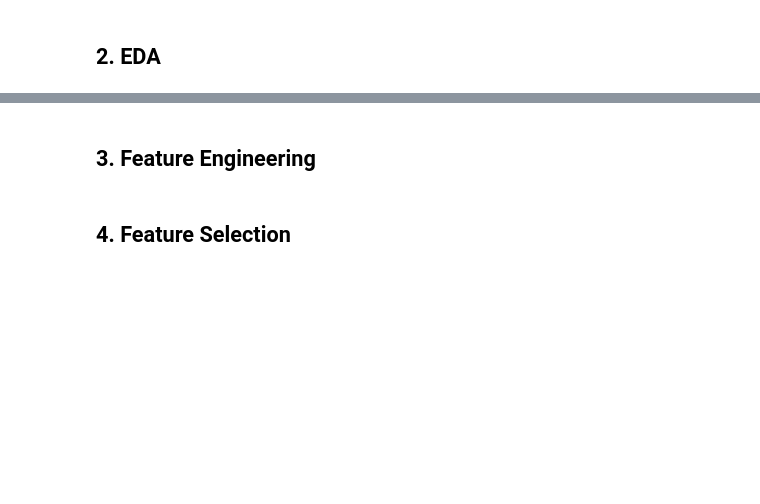
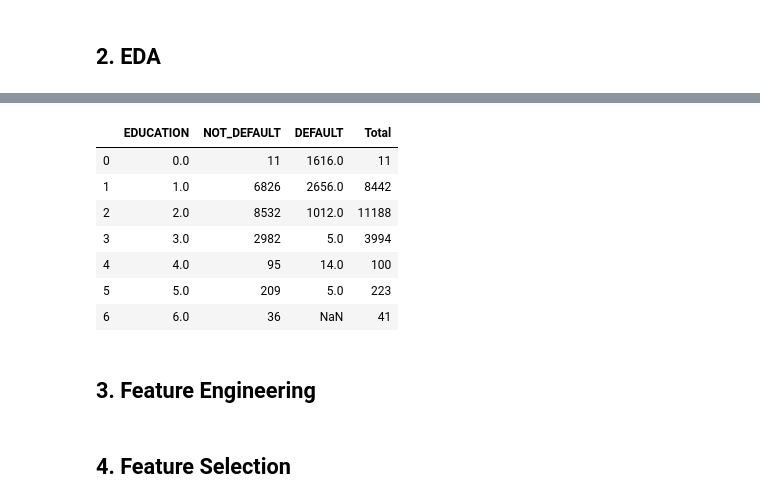
Before and after one commit to alex21738/nyc-mhtn-ds-010620-lectures, a Jupyter notebook: week-9/classification-assessment/classification-assessment.ipynb, the cells around one changed output, grey strips where cells are left out. Saved outputs shown, nothing was run; the diff lists cells and outputs as text; code cells hidden in the pictures; blank space fills up the shorter version.

```diff
--- a/week-9/classification-assessment/classification-assessment.ipynb
+++ b/week-9/classification-assessment/classification-assessment.ipynb
@@ -140,3 +168,19 @@ sns.heatmap(df.iloc[:,1:].corr(),cmap='Reds' , annot=True)
+# %%
+default0 = df.groupby(df['EDUCATION'][df['default payment next month']==0]).size().reset_index(name = "NOT_DEFAULT")
+default1 = df.groupby(df['EDUCATION'][df['default payment next month']==1]).size().reset_index(name = "DEFAULT")
+total = df.groupby(df['EDUCATION']).size().reset_index(name = "Total")
+
+eduTable = default0.join(default1['DEFAULT']).join(total['Total'])
+eduTable
+# %% [output]
+|  | EDUCATION | NOT_DEFAULT | DEFAULT | Total |
+| 0 | 0.0 | 11 | 1616.0 | 11 |
+| 1 | 1.0 | 6826 | 2656.0 | 8442 |
+| 2 | 2.0 | 8532 | 1012.0 | 11188 |
+| 3 | 3.0 | 2982 | 5.0 | 3994 |
+| 4 | 4.0 | 95 | 14.0 | 100 |
+| 5 | 5.0 | 209 | 5.0 | 223 |
+| 6 | 6.0 | 36 | NaN | 41 |
 # %% [markdown]
 ## 3. Feature Engineering
 # %% [markdown]
```
Also changed, not shown: parts of 4 cells of this notebook, 6 other files.
